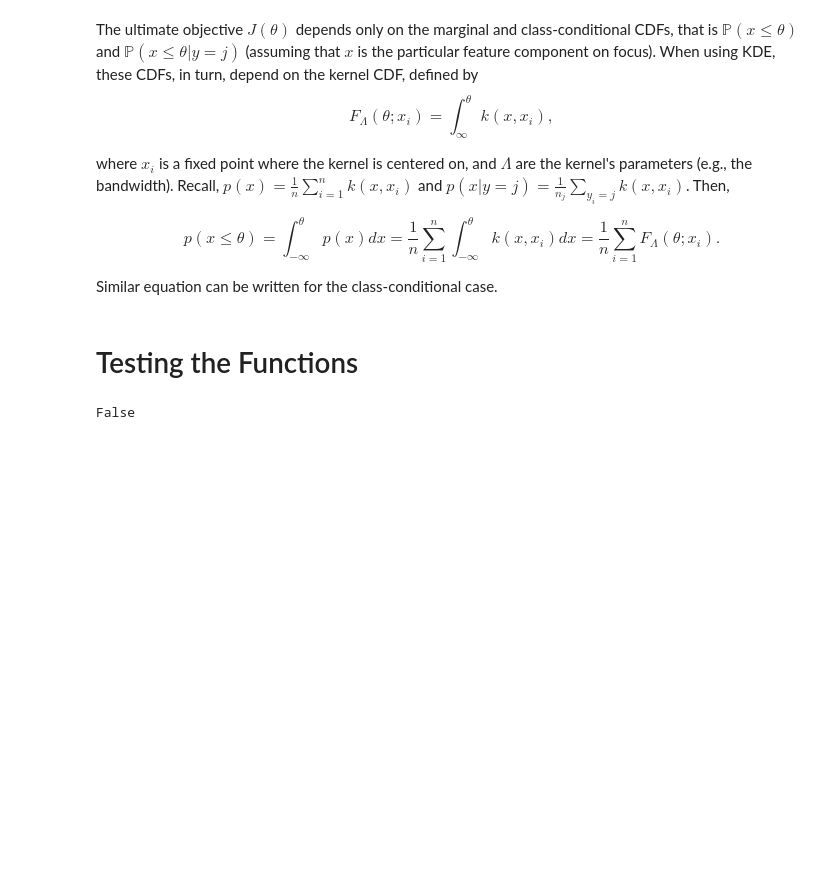
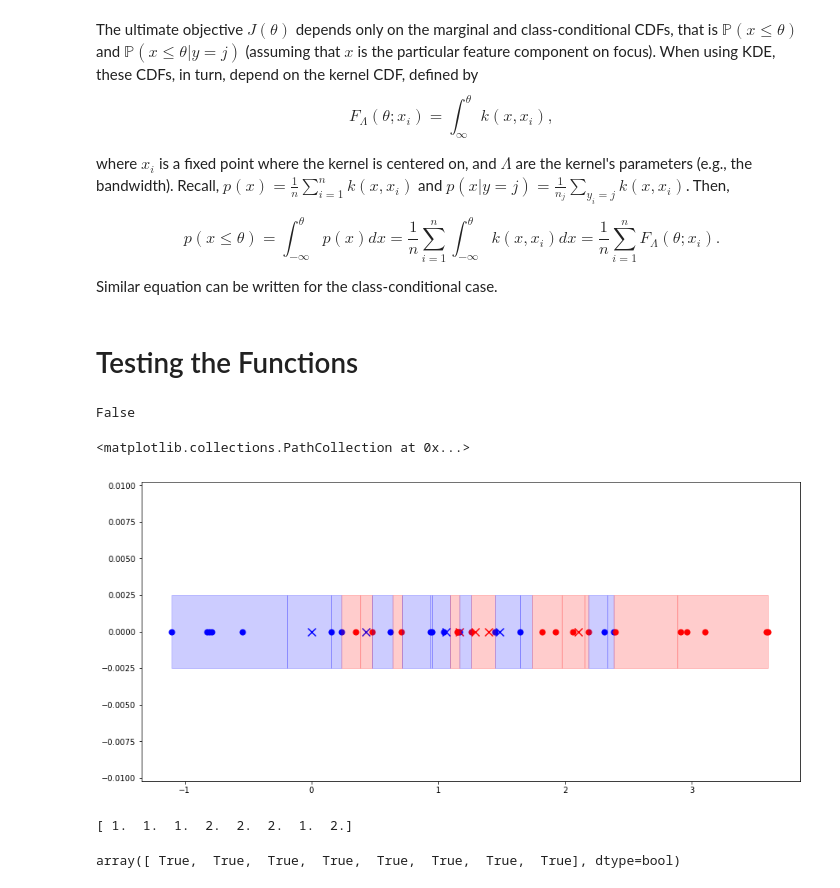
Before and after one commit to jamshids/decision-trees, a Jupyter notebook: GeneralNotes.ipynb, the cells around one changed output. Cells and saved outputs as stored; diff of their text form; code cells hidden in the pictures; blank space fills up the shorter version.

```diff
--- a/GeneralNotes.ipynb
+++ b/GeneralNotes.ipynb
@@ -456,3 +293,64 @@ T = Tree(X, labels, Js)
 T.check_full_stopped()
 # %% [output]
 False
+# %%
+from matplotlib.backends.backend_pdf import PdfPages
+import matplotlib.patches as patches
+
+fig = plt.figure(figsize=(15,7))
+ax = fig.add_subplot(111)
+
+#dat = total_dat[train_inds[cv_ind]]
+#tlabels = total_labels[train_inds[cv_ind]]
+cv_ind = 0
+train_dat = total_dat[train_inds[cv_ind]]
+train_labels = total_labels[train_inds[cv_ind]]
+#cv_T = tree_structure.Tree(train_dat, train_labels,
+#                              T.kernel_CDF)
+#cv_T.fit_full_tree()
+TREE = all_seqs[1+cv_ind][0]
+
+
+# list the thresholds
+thetas = []
+for i in TREE.node_dict.keys():
+    node_obj = TREE.node_dict[i]
+    if node_obj.rule:
+        thetas += [node_obj.rule['0']]
+borders = np.sort(np.concatenate((thetas, np.array([X.min(), X.max()]))))
+
+# list the decisions
+decisions = np.zeros(len(borders)-1)
+for i in range(len(decisions)):
+    test_pnt = np.array([(borders[i] + borders[i+1]) / 2.])
+    _, pred = TREE.posteriors_predict(test_pnt)
+    decisions[i] = pred[0]
+
+# plot the training data
+ax.scatter(train_dat[train_labels==1.], np.zeros(np.sum(train_labels==1.)), marker='o', s=50, color='b')
+ax.scatter(train_dat[train_labels==2.], np.zeros(np.sum(train_labels==2.)), marker='o', s=50, color='r')
+
+h = 0.0025
+for i in range(len(decisions)):
+    clr = 'b' if decisions[i]==0. else 'r'
+    ax.add_patch(patches.Rectangle((borders[i], h), borders[i+1] - borders[i], -2*h,
+                                    alpha=.2, color=clr))
+
+# now the test sampels
+#tedat = total_dat[test_inds[cv_ind]]
+#telabels = total_labels[test_inds[cv_ind]]
+test_dat = total_dat[test_inds[cv_ind]]
+test_labels = total_labels[test_inds[cv_ind]]
+ax.scatter(test_dat[test_labels==1.], np.zeros(np.sum(test_labels==1.)), marker='x', s=100, color='b')
+ax.scatter(test_dat[test_labels==2.], np.zeros(np.sum(test_labels==2.)), marker='x', s=100, color='r')
+# %% [output]
+<matplotlib.collections.PathCollection at 0x...>
+[figure, added]
+# %%
+_, predictions = TREE.posteriors_predict(np.sort(test_dat))
+print test_labels[np.argsort(test_dat)]
+predictions == predictions
+#chosen_sub.posteriors_predict(np.array([.68]))
+# %% [output]
+[ 1.  1.  1.  2.  2.  2.  1.  2.]
+array([ True,  True,  True,  True,  True,  True,  True,  True], dtype=bool)
```
Also changed, not shown: parts of 11 cells of this notebook.
